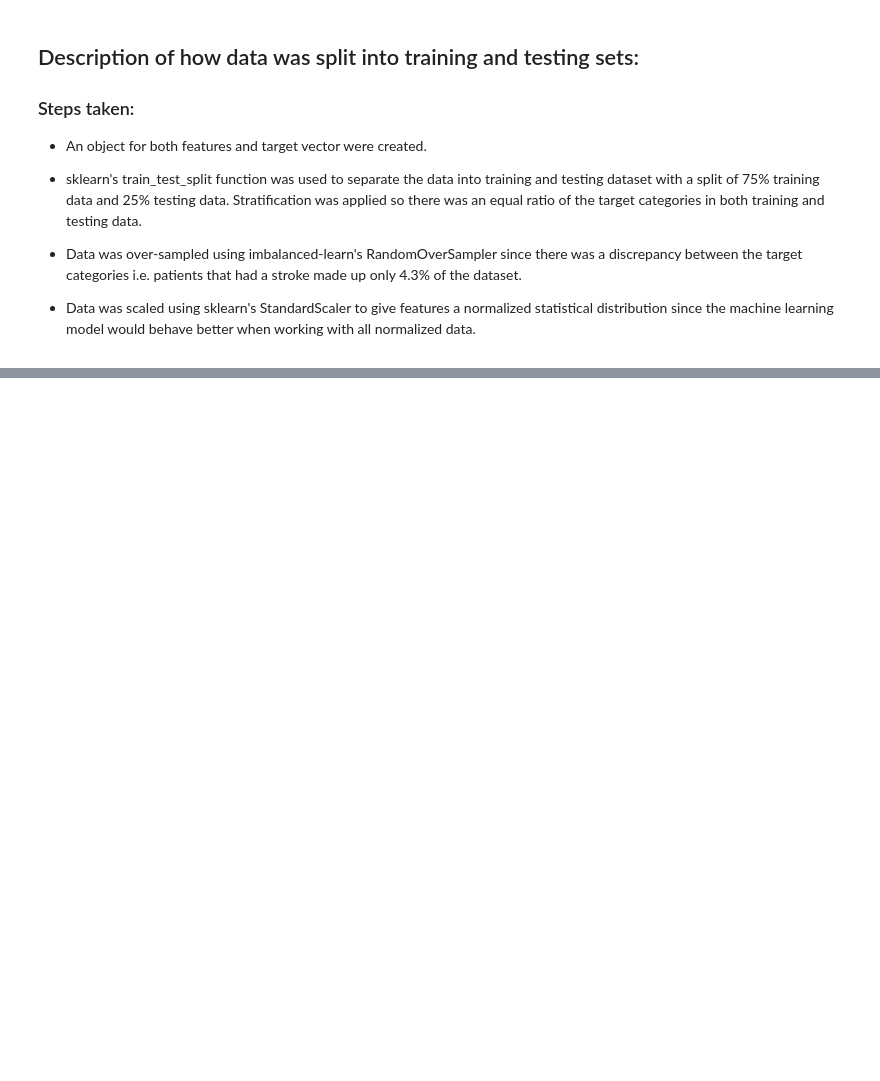
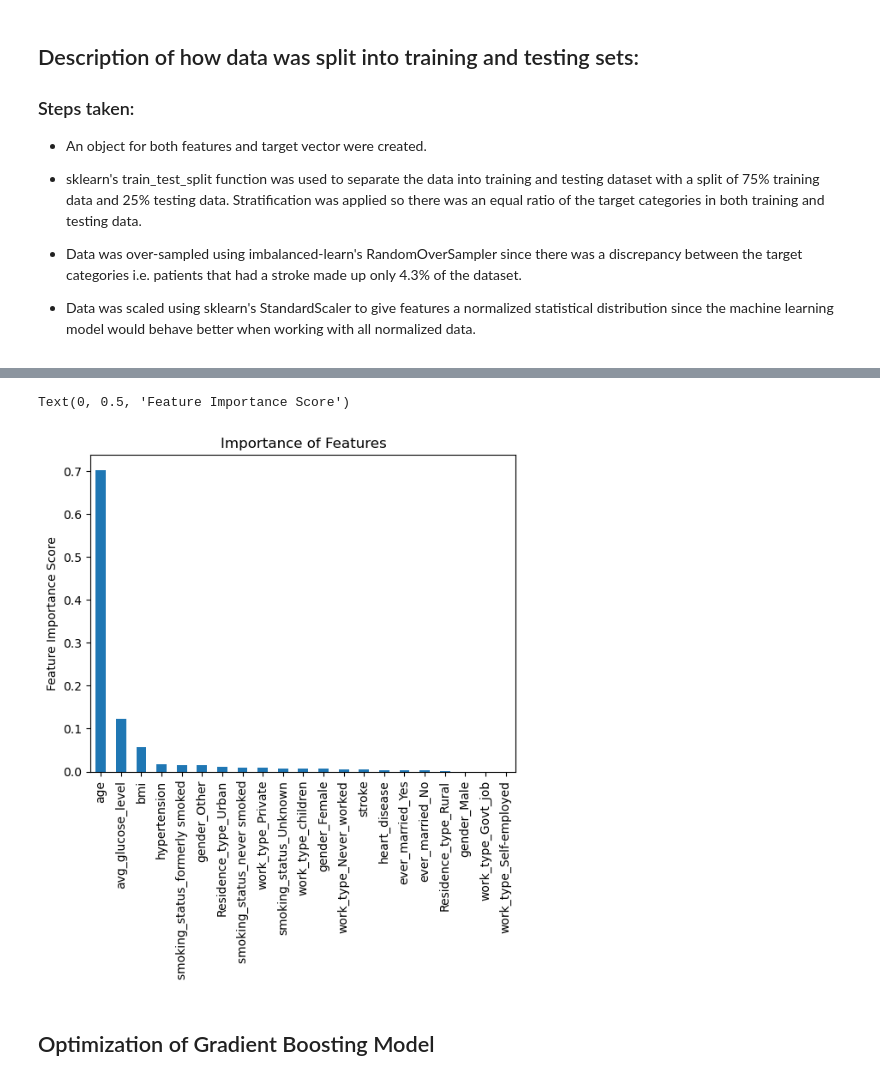
Before and after one commit to bishopce16/stroke_prediction_analysis, a Jupyter notebook: Machine_Learning/gradient_boosting_model.ipynb, the cells around one changed output, grey strips where cells are left out. Drawn from its saved outputs; the diff is of its cells as text; code cells hidden in the pictures; blank space fills up the shorter version.

Commit message:
feature importance visualization added

```diff
--- a/Machine_Learning/gradient_boosting_model.ipynb
+++ b/Machine_Learning/gradient_boosting_model.ipynb
@@ -477 +481,12 @@ No stroke (0)       0.97      0.83      0.90      1176
  weighted avg       0.93      0.81      0.86      1228
+# %%
+# Feature importance visualization for first model (before optimization)
+features = list(stroke_encoded.columns)
+feat_imp = pd.Series(classifier1.feature_importances_, features[:21]).sort_values(ascending=False)
+feat_imp.plot(kind='bar', title='Importance of Features')
+plt.ylabel('Feature Importance Score')
+# %% [output]
+Text(0, 0.5, 'Feature Importance Score')
+[figure, added]
+# %% [markdown]
+## Optimization of Gradient Boosting Model
```
Also changed, not shown: parts of 10 cells of this notebook.
